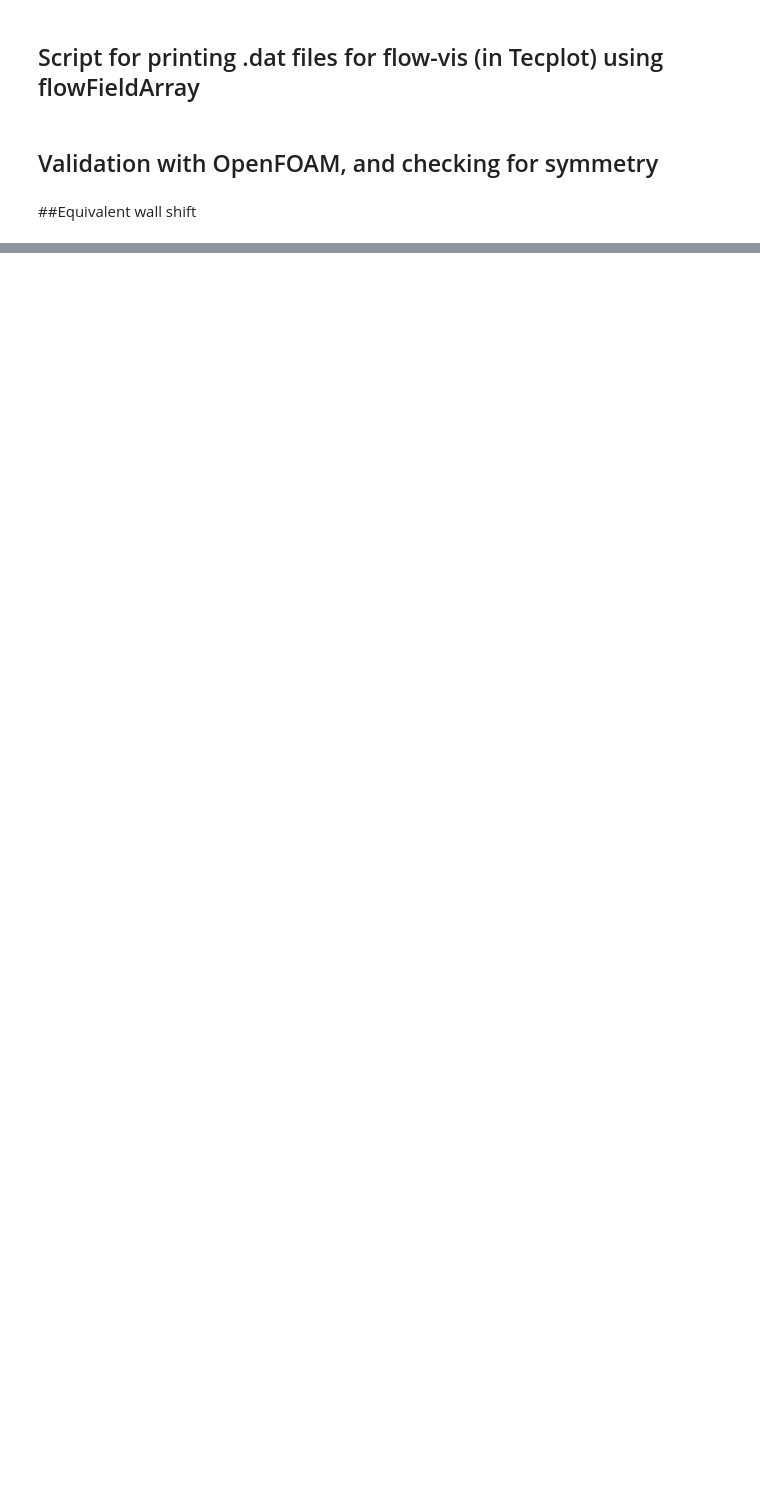
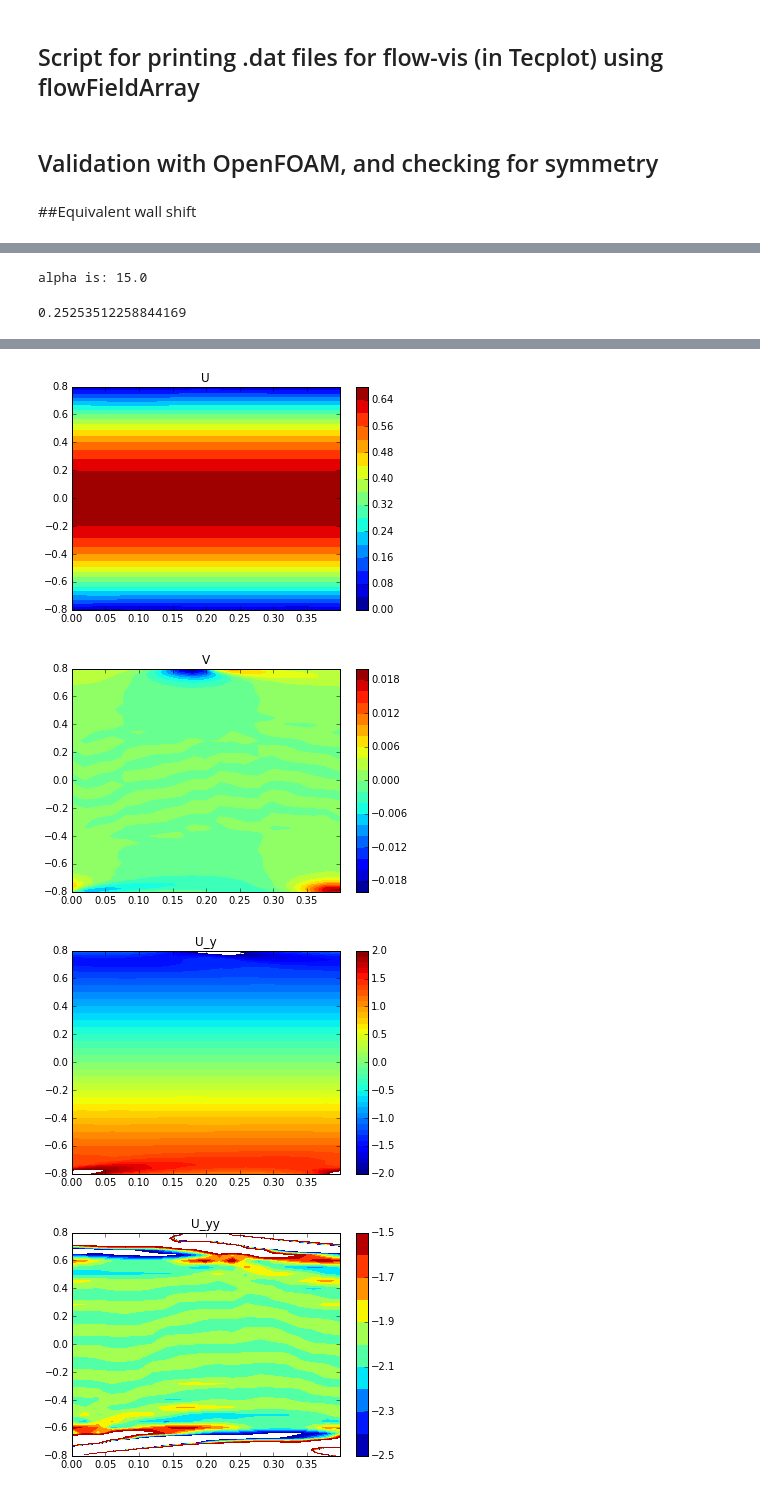
Before and after one commit to saba-vadarevu/Grooved-Channel-Flow, a Jupyter notebook: scripts.ipynb, the cells around one changed output, grey strips where cells are left out. Saved outputs shown, nothing was run; the diff lists cells and outputs as text; code cells hidden in the pictures; blank space fills up the shorter version.

```diff
--- a/scripts.ipynb
+++ b/scripts.ipynb
@@ -304,0 +709,70 @@ plt.show()
+# %%
+# Run the first block of code to import modules
+
+# Define a geometry and flow condition
+eps = 0.1; g=1.5; Re=1000.; theta=0
+
+# Read flowfield from database
+#vF, pF, fNorm = mapData2ff(eps=eps,g=g,Re=Re,theta=theta)
+# Or run a case as needed
+vF, pF, fNorm , flg = runMATLAB(g=g, eps=eps, theta=0, Re=Re, N=80,n=13, multi=True)
+# %% [output]
+alpha is: 15.0
+# %%
+1-np.sqrt(1.5*vF.flux(withBase=True))
+# %% [output]
+0.25253512258844169
+# %%
+U = vF.getScalar(nd=0).addBase()
+V = vF.getScalar(nd=1)
+U_y = U.ddy()
+U_yy = U.ddy2()
+yCheb = chebdif(vF.N,1)[0]
+
+# We'll do the plotting at these streamwise locations:
+lda = 2.*np.pi*eps/g     # Wavelength
+xArr = np.arange(0., lda, lda/21.)
+
+# Now, I need to decide on a set of nodes to interpolate U, U_y, and U_yy on.
+# First, defining bottom and top surfaces.
+yBottom = -1.+ 2.*eps*np.cos(g/eps*xArr)
+yTop = 2.+yBottom
+ySurf = 2.*eps*np.cos(g/eps*xArr)
+
+# Nodes for interpolation are these: cheb nodes spread between -1+2*eps and 1-2*eps, which is the region between the crests
+yInter = (1.+yCheb)*(1.-2.*eps)
+
+# Defining x and y grids
+xGrid = np.tile(xArr.reshape(xArr.size,1),(1,vF.N))
+yGrid = np.tile((yInter-1.+2.*eps).reshape(1,vF.N),(xArr.size,1))
+UGrid = np.zeros(xGrid.shape)
+VGrid = UGrid.copy()
+U_yGrid = UGrid.copy()
+U_yyGrid = UGrid.copy()
+
+# Calculating U, U_y, and U_yy on the above grids. flowField methods ifft() and getPhysical reference 'y' from the bottom wall
+#     I need to account for this
+for k in range(xArr.size):
+    print(xArr[k],ySurf[k])
+    UGrid[k] = U.getPhysical(xLoc=xArr[k], yLoc = yInter-ySurf[k]+2.*eps-1.)[0,0,0]
+    VGrid[k] = V.getPhysical(xLoc=xArr[k], yLoc = yInter-ySurf[k]+2.*eps-1.)[0,0,0]
+    U_yGrid[k] = U_y.getPhysical(xLoc=xArr[k], yLoc = yInter-ySurf[k]+2.*eps-1.)[0,0,0]
+    U_yyGrid[k] = U_yy.getPhysical(xLoc=xArr[k], yLoc = yInter-ySurf[k]+2.*eps-1.)[0,0,0]
+
+plt.contourf(xGrid,yGrid,UGrid,20)
+plt.title('U');plt.colorbar();plt.show()
+
+plt.figure()
+plt.contourf(xGrid,yGrid,VGrid,20)
+plt.title('V');plt.colorbar();plt.show()
+
+plt.figure()
+plt.contourf(xGrid,yGrid,U_yGrid,levels=np.arange(-2.,2.1,0.1))
+plt.title('U_y');plt.colorbar();plt.clim([-2.,2.]);plt.show()
+
+plt.figure()
+plt.contourf(xGrid,yGrid,U_yyGrid,levels = np.arange(-2.5,-1.4,0.1))
+plt.title('U_yy');plt.colorbar();plt.show()
+
+## Continued in next block of code
+# %% [output]
@@ -304,0 +796,4 @@ plt.show()
+[figure, added]
+[figure, added]
+[figure, added]
+[figure, added]
```
Also changed, not shown: parts of 38 cells of this notebook, 5 other files.
